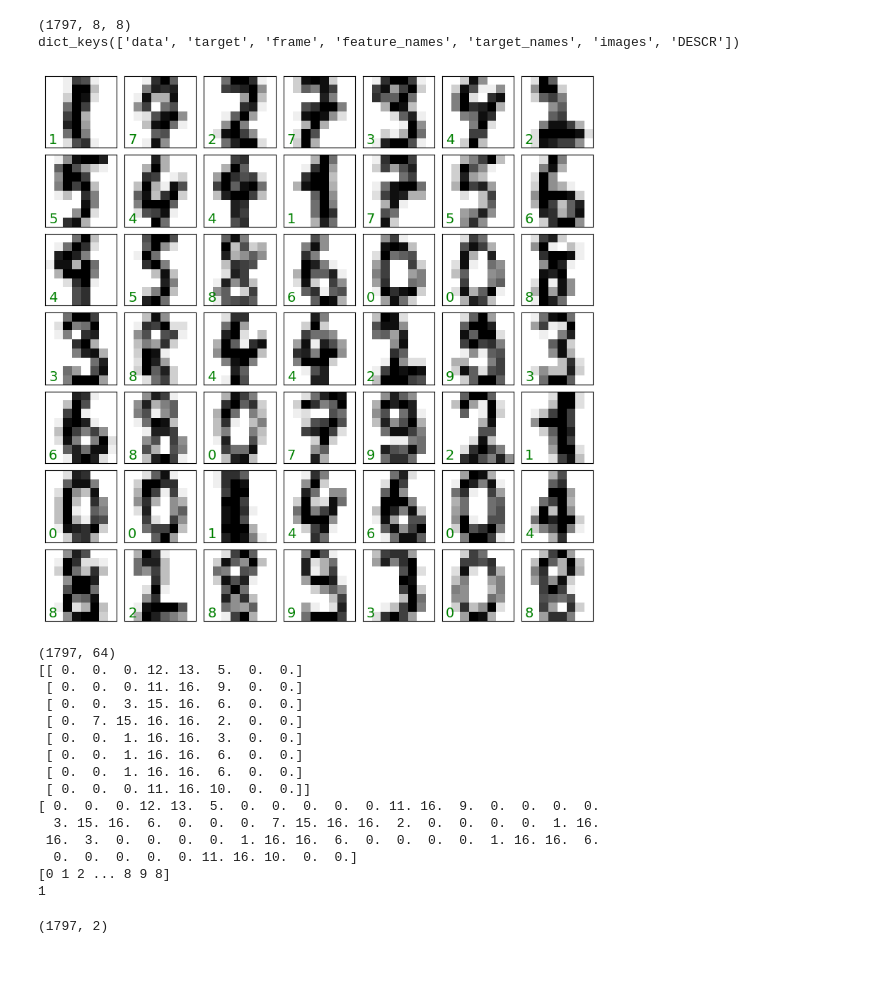
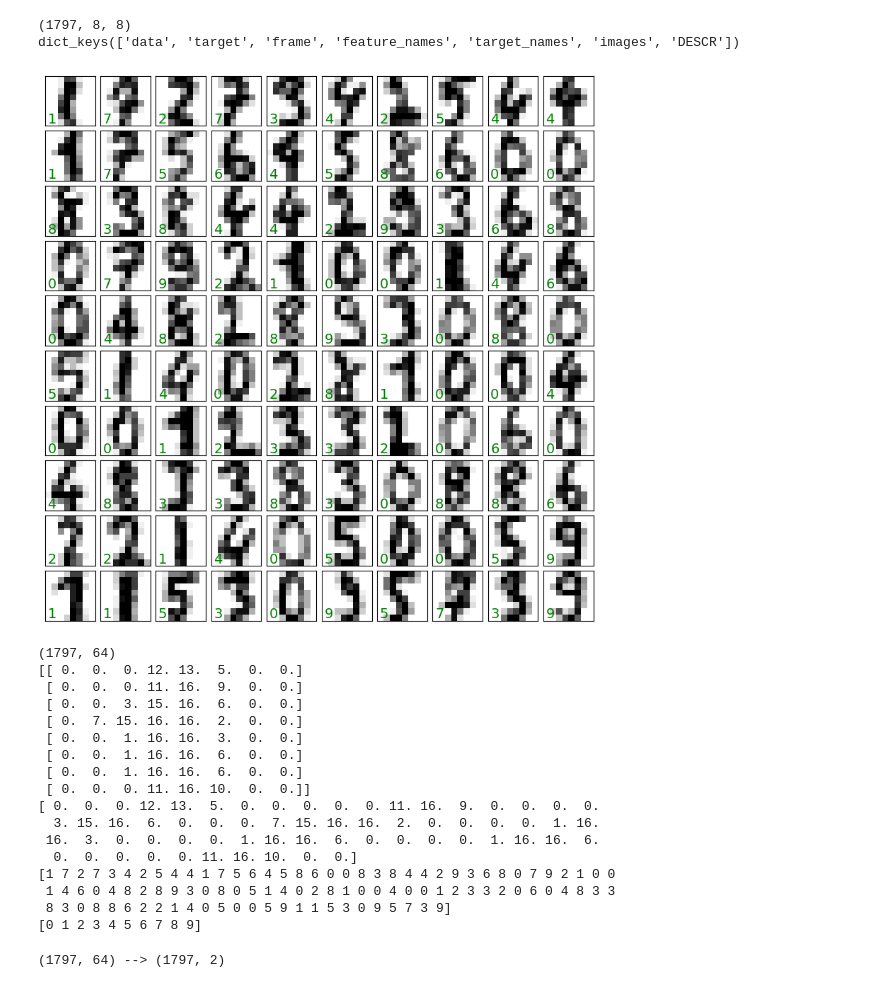
Before and after one commit to Sofiadossena/astrostatistics_bicocca_2025, a Jupyter notebook: working/13_Digits.ipynb, the cells around one changed output. Saved outputs shown, nothing was run; the diff lists cells and outputs as text; code cells hidden in the pictures.

```diff
--- a/working/13_Digits.ipynb
+++ b/working/13_Digits.ipynb
@@ -19,18 +21,15 @@ dict_keys(['data', 'target', 'frame', 'feature_names', 'target_names', 'images',
 # %%
-fig, axes = plt.subplots(7,7, figsize=(10, 10))
+fig, axes = plt.subplots(10,10, figsize=(10, 10))
 fig.subplots_adjust(hspace=0.1, wspace=0.1)
-
-np.random.seed(42)
-mychoices = np.random.choice(digits.images.shape[0],100)
 
 for i, ax in enumerate(axes.flat):
     ax.imshow((digits.images[mychoices[i]]),
               cmap='binary')
     ax.text(0.05, 0.05, str(digits.target[mychoices[i]]),transform=ax.transAxes, color='green', fontsize=14)
     ax.set_xticks([])
     ax.set_yticks([])
 # %% [output]
-[figure, old version]
+[figure, new version]
 # %%
 print(digits.data.shape)
 
@@ -41,8 +40,8 @@ print(digits.images[1]) #of the 2nd image
 print(digits.data[1])
 
 # The labels
-print(digits.target)
-print(digits.target[1])
+print(digits.target[mychoices]) #labels of my set
+print(digits.target_names)
 # %% [output]
 (1797, 64)
 [[ 0.  0.  0. 12. 13.  5.  0.  0.]
@@ -57,12 +56,15 @@ print(digits.target[1])
   3. 15. 16.  6.  0.  0.  0.  7. 15. 16. 16.  2.  0.  0.  0.  0.  1. 16.
  16.  3.  0.  0.  0.  0.  1. 16. 16.  6.  0.  0.  0.  0.  1. 16. 16.  6.
   0.  0.  0.  0.  0. 11. 16. 10.  0.  0.]
-[0 1 2 ... 8 9 8]
-1
+[1 7 2 7 3 4 2 5 4 4 1 7 5 6 4 5 8 6 0 0 8 3 8 4 4 2 9 3 6 8 0 7 9 2 1 0 0
+ 1 4 6 0 4 8 2 8 9 3 0 8 0 5 1 4 0 2 8 1 0 0 4 0 0 1 2 3 3 2 0 6 0 4 8 3 3
+ 8 3 0 8 8 6 2 2 1 4 0 5 0 0 5 9 1 1 5 3 0 9 5 7 3 9]
+[0 1 2 3 4 5 6 7 8 9]
 # %%
 N=2 #number of dimensions
-embedding = sklearn.manifold.Isomap(n_components=N, n_neighbors=10)
-data_red = embedding.fit_transform(digits.data)
-data_red.shape
+
+iso = Isomap(n_components=N, n_neighbors=10)            #Iso estimator
+data_red = iso.fit_transform(digits.data)
+print(digits.data.shape, "-->", data_red.shape)
 # %% [output]
-(1797, 2)
+(1797, 64) --> (1797, 2)
```
Also changed, not shown: parts of 24 cells of this notebook, 1 other file.
